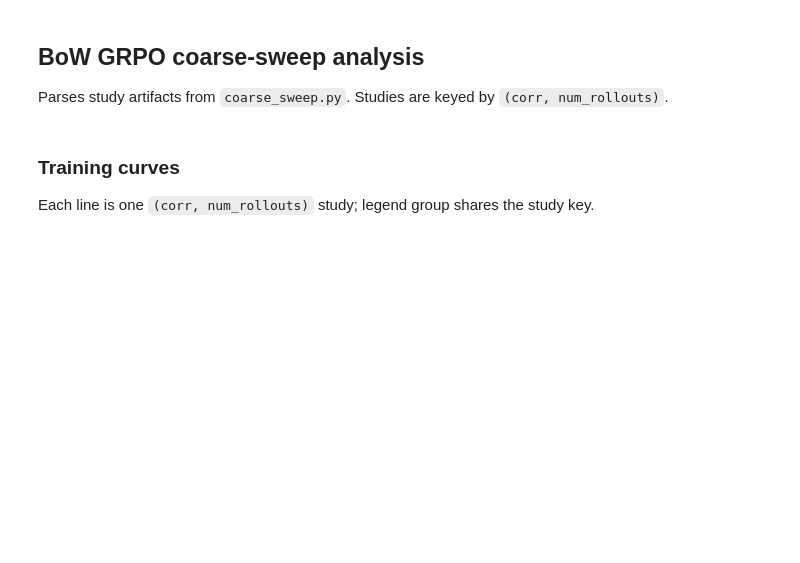
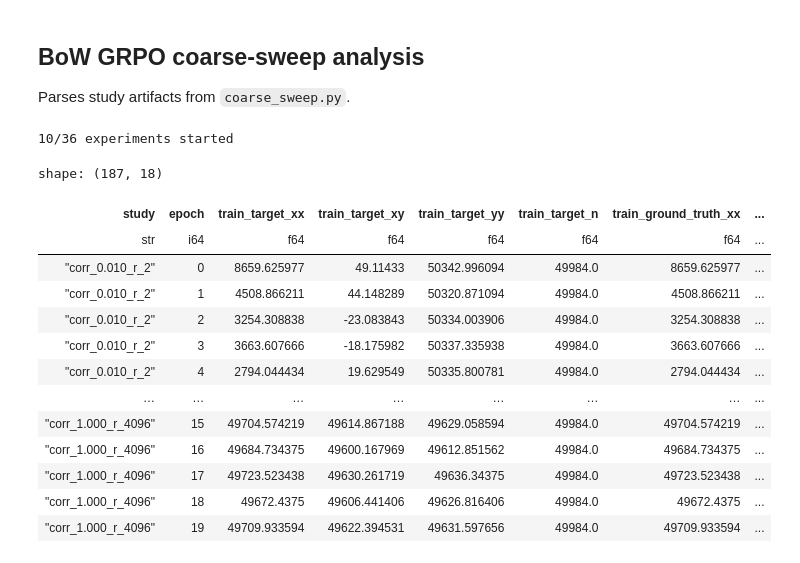
Before and after one commit to nlyu1/maxrl-statistics, a Jupyter notebook: experiments/bow/grpo-corr/analyze-coarse-sweep.ipynb, the cells around one changed output. Saved outputs shown, nothing was run; the diff lists cells and outputs as text; code cells hidden in the pictures; blank space fills up the shorter version.

```diff
--- a/experiments/bow/grpo-corr/analyze-coarse-sweep.ipynb
+++ b/experiments/bow/grpo-corr/analyze-coarse-sweep.ipynb
@@ -1,6 +1,6 @@
 # %% [markdown]
 ## BoW GRPO coarse-sweep analysis
 
-Parses study artifacts from `coarse_sweep.py`. Studies are keyed by `(corr, num_rollouts)`.
+Parses study artifacts from `coarse_sweep.py`.
 # %%
 import polars as pl
@@ -13,18 +13,29 @@ from src.experiments.bag_of_words.analysis import (
 )
 # %%
 studies = {
-    f"corr_{corr:.3f}_r_{num_rollouts}": get_study_folder(
-        corr=corr, num_rollouts=num_rollouts
-    )
-    for corr, num_rollouts in COMBOS
+    f"corr_{c:.3f}_r_{r}": get_study_folder(corr=c, num_rollouts=r)
+    for c in CORR_LIST
+    for r in NUM_ROLLOUTS_LIST
 }
 analysis = BagOfWordsAnalysisConfig.from_studies(studies)
-print(f"{len(analysis.studies)}/{len(COMBOS)} experiments started")
+print(f"{len(analysis.studies)}/{len(studies)} experiments started")
 analysis.get_metric_dataframe()
+# %% [output]
+10/36 experiments started
+shape: (187, 18)
+| study | epoch | train_target_xx | train_target_xy | train_target_yy | train_target_n | train_ground_truth_xx | ... |
+| str | i64 | f64 | f64 | f64 | f64 | f64 | ... |
+| "corr_0.010_r_2" | 0 | 8659.625977 | 49.11433 | 50342.996094 | 49984.0 | 8659.625977 | ... |
+| "corr_0.010_r_2" | 1 | 4508.866211 | 44.148289 | 50320.871094 | 49984.0 | 4508.866211 | ... |
+| "corr_0.010_r_2" | 2 | 3254.308838 | -23.083843 | 50334.003906 | 49984.0 | 3254.308838 | ... |
+| "corr_0.010_r_2" | 3 | 3663.607666 | -18.175982 | 50337.335938 | 49984.0 | 3663.607666 | ... |
+| "corr_0.010_r_2" | 4 | 2794.044434 | 19.629549 | 50335.800781 | 49984.0 | 2794.044434 | ... |
+| … | … | … | … | … | … | … | ... |
+| "corr_1.000_r_4096" | 15 | 49704.574219 | 49614.867188 | 49629.058594 | 49984.0 | 49704.574219 | ... |
+| "corr_1.000_r_4096" | 16 | 49684.734375 | 49600.167969 | 49612.851562 | 49984.0 | 49684.734375 | ... |
+| "corr_1.000_r_4096" | 17 | 49723.523438 | 49630.261719 | 49636.34375 | 49984.0 | 49723.523438 | ... |
+| "corr_1.000_r_4096" | 18 | 49672.4375 | 49606.441406 | 49626.816406 | 49984.0 | 49672.4375 | ... |
+| "corr_1.000_r_4096" | 19 | 49709.933594 | 49622.394531 | 49631.597656 | 49984.0 | 49709.933594 | ... |
-# %% [markdown]
-### Training curves
-
-Each line is one `(corr, num_rollouts)` study; legend group shares the study key.
 # %%
 epoch_axis = pl.col("epoch").alias("epoch")
 
```
Also changed, not shown: parts of 2 cells of this notebook, 28 other files.
